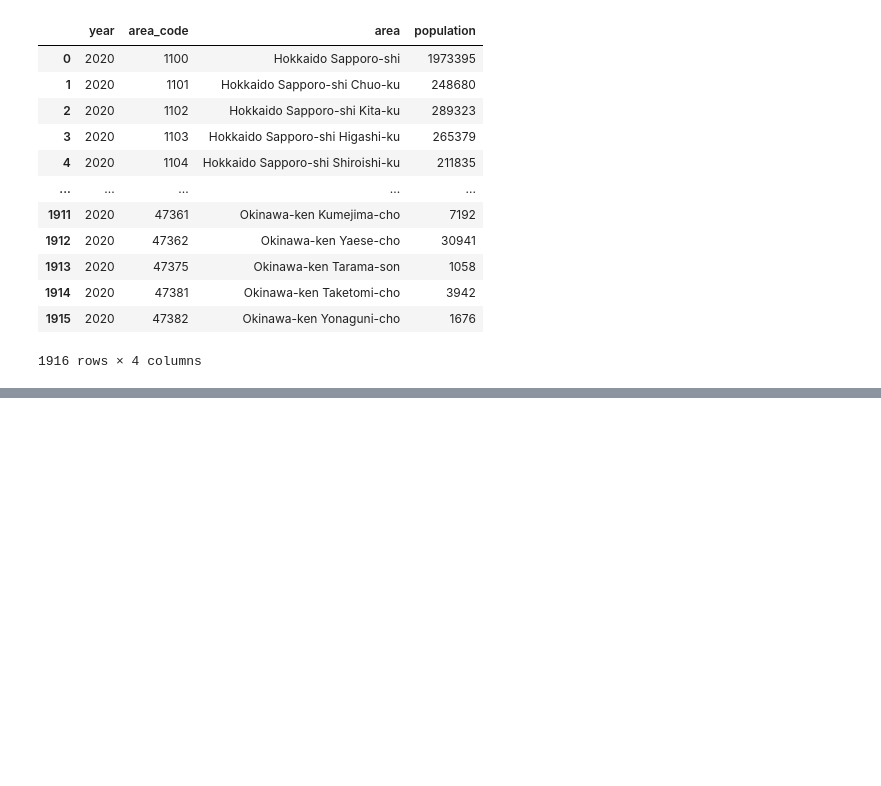
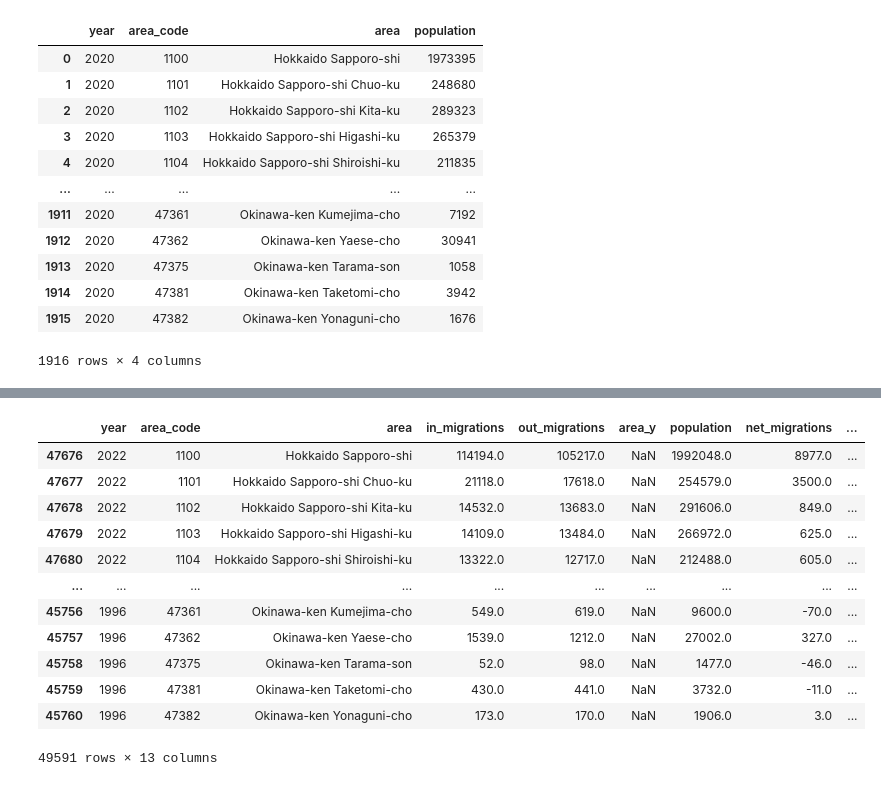
Before and after one commit to diabhaque/Yogen, a Jupyter notebook: notebooks/factor_preprocessing/population.ipynb, the cells around one changed output, grey strips where cells are left out. Saved outputs shown, nothing was run; the diff lists cells and outputs as text; code cells hidden in the pictures; blank space fills up the shorter version.

```diff
--- a/notebooks/factor_preprocessing/population.ipynb
+++ b/notebooks/factor_preprocessing/population.ipynb
@@ -141,0 +139,16 @@ migration_df
+# %%
+combined_df
+# %% [output]
+|  | year | area_code | area | in_migrations | out_migrations | area_y | population | net_migrations | ... |
+| 47676 | 2022 | 1100 | Hokkaido Sapporo-shi | 114194.0 | 105217.0 | NaN | 1992048.0 | 8977.0 | ... |
+| 47677 | 2022 | 1101 | Hokkaido Sapporo-shi Chuo-ku | 21118.0 | 17618.0 | NaN | 254579.0 | 3500.0 | ... |
+| 47678 | 2022 | 1102 | Hokkaido Sapporo-shi Kita-ku | 14532.0 | 13683.0 | NaN | 291606.0 | 849.0 | ... |
+| 47679 | 2022 | 1103 | Hokkaido Sapporo-shi Higashi-ku | 14109.0 | 13484.0 | NaN | 266972.0 | 625.0 | ... |
+| 47680 | 2022 | 1104 | Hokkaido Sapporo-shi Shiroishi-ku | 13322.0 | 12717.0 | NaN | 212488.0 | 605.0 | ... |
+| ... | ... | ... | ... | ... | ... | ... | ... | ... | ... |
+| 45756 | 1996 | 47361 | Okinawa-ken Kumejima-cho | 549.0 | 619.0 | NaN | 9600.0 | -70.0 | ... |
+| 45757 | 1996 | 47362 | Okinawa-ken Yaese-cho | 1539.0 | 1212.0 | NaN | 27002.0 | 327.0 | ... |
+| 45758 | 1996 | 47375 | Okinawa-ken Tarama-son | 52.0 | 98.0 | NaN | 1477.0 | -46.0 | ... |
+| 45759 | 1996 | 47381 | Okinawa-ken Taketomi-cho | 430.0 | 441.0 | NaN | 3732.0 | -11.0 | ... |
+| 45760 | 1996 | 47382 | Okinawa-ken Yonaguni-cho | 173.0 | 170.0 | NaN | 1906.0 | 3.0 | ... |
+49591 rows × 13 columns
```
Also changed, not shown: parts of 3 cells of this notebook, 8 other files.
